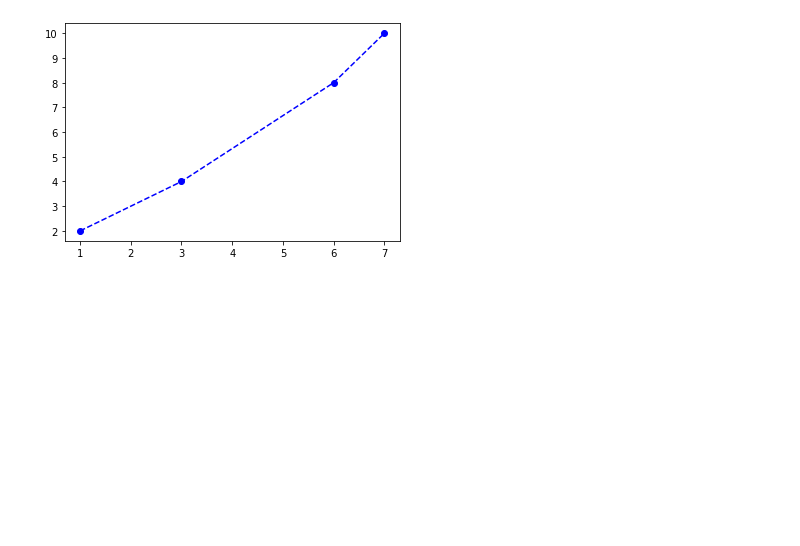
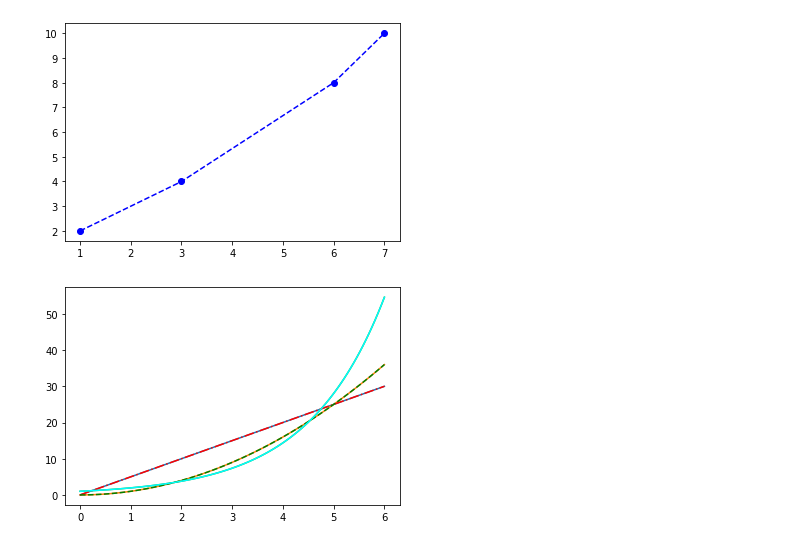
Before and after one commit to MuhammadHamzaAfzal/Python_Class_Work_jz, a Jupyter notebook: Matplotlib.ipynb, the cells around one changed output. Saved outputs shown, nothing was run; the diff lists cells and outputs as text; code cells hidden in the pictures; blank space fills up the shorter version.

```diff
--- a/Matplotlib.ipynb
+++ b/Matplotlib.ipynb
@@ -177,3 +177,20 @@ plt.plot([1,3,6,7] , [2,4,8,10] , "bo--")
 plt.show()
 # %% [output]
 [figure]
+# %%
+x = np.linspace(0, 6, 100)
+y_1 = 5*x
+y_2 = np.power(x, 2)
+y_3 = np.exp(x/1.5)
+
+plt.plot(x, y_1)
+plt.plot(x, y_2)
+plt.plot(x, y_3)
+
+plt.plot(x, y_1, "-." , color="red")
+plt.plot(x, y_2 ,"--" , color="green")
+plt.plot(x, y_3 ,"-" , color="cyan")
+
+plt.show()
+# %% [output]
+[figure, added]
```
Also changed, not shown: parts of 28 cells of this notebook.
